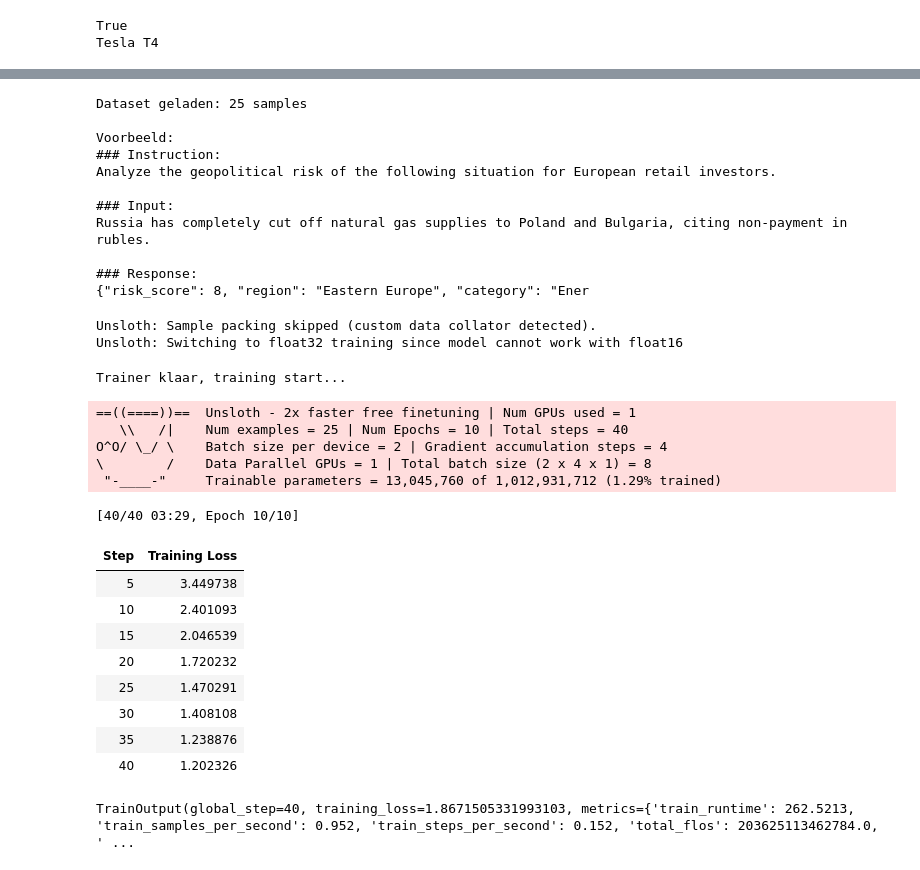
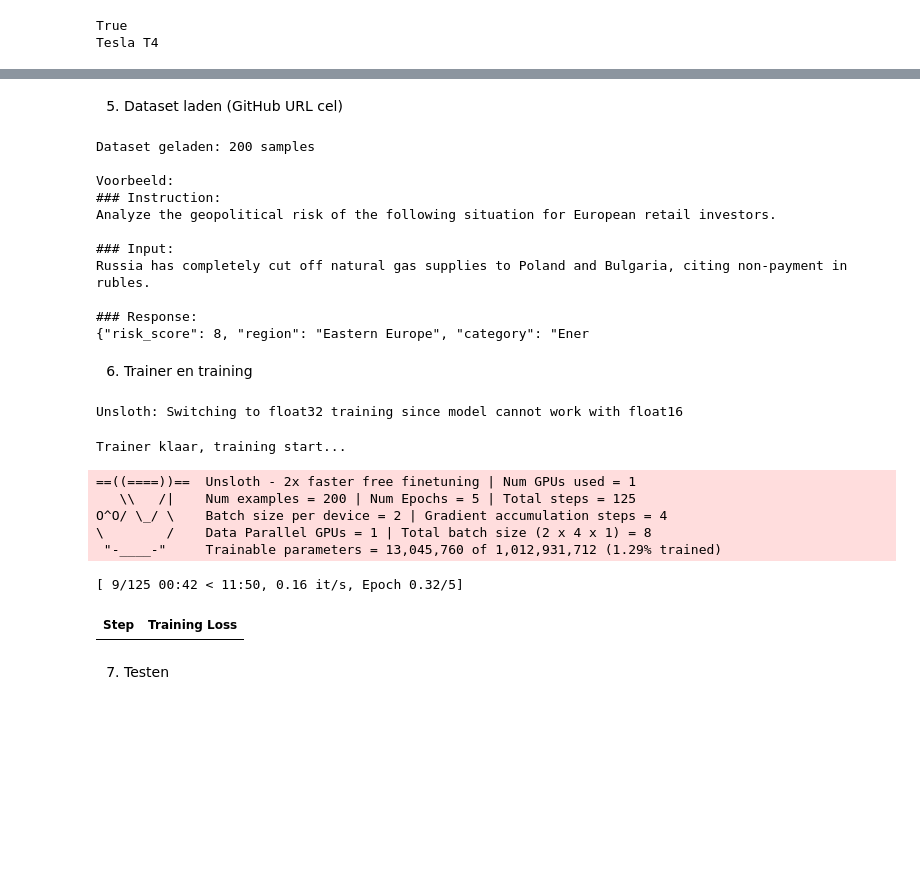
Before and after one commit to ammarmangala/geopolio-llm-platform, a Jupyter notebook: notebooks/geopolio_finetune.ipynb, the cells around one changed output, grey strips where cells are left out. Drawn from its saved outputs; the diff is of its cells as text; code cells hidden in the pictures; blank space fills up the shorter version.

Commit message:
add: update notebook with markdown sections and GPU check; add new dataset file

```diff
--- a/notebooks/geopolio_finetune.ipynb
+++ b/notebooks/geopolio_finetune.ipynb
@@ -50,12 +54,15 @@ LoRA geconfigureerd!
+# %% [markdown]
+5. Dataset laden (GitHub URL cel)
 # %%
 import json
+import urllib.request
 from datasets import Dataset
 
-# Laad het JSON bestand
-with open("../data/geopolio_dataset_200s_global.json", "r") as f:
-    raw_data = json.load(f)
+url = "https://raw.githubusercontent.com/ammarmangala/geopolio-finetune/main/data/geopolio_dataset_200s_global.json"
 
-# Formatteer naar Alpaca prompt formaat
+with urllib.request.urlopen(url) as response:
+    raw_data = json.load(response)
+
 def format_sample(sample):
     return {
         "text": f"""### Instruction:
@@ -75,7 +82,7 @@ print(f"Dataset geladen: {len(dataset)} samples")
 print("\nVoorbeeld:")
 print(dataset[0]["text"][:300])
 # %% [output]
-Dataset geladen: 25 samples
+Dataset geladen: 200 samples
 
 Voorbeeld:
 ### Instruction:
@@ -86,55 +93,49 @@ Russia has completely cut off natural gas supplies to Poland and Bulgaria, citin
 
 ### Response:
 {"risk_score": 8, "region": "Eastern Europe", "category": "Ener
+# %% [markdown]
+6. Trainer en training
 # %%
 from trl import SFTTrainer, SFTConfig
 
 trainer = SFTTrainer(
     model = model,
     tokenizer = tokenizer,
     train_dataset = dataset,
     dataset_text_field = "text",
     args = SFTConfig(
         output_dir = "./output",
-        num_train_epochs = 10,
+        num_train_epochs = 5,
         per_device_train_batch_size = 2,
         gradient_accumulation_steps = 4,
         learning_rate = 2e-4,
-        warmup_steps = 5,
+        warmup_steps = 20,
         lr_scheduler_type = "cosine",
-        logging_steps = 5,
+        logging_steps = 25,
         save_strategy = "no",
         fp16 = False,
         optim = "adamw_8bit",
         seed = 42,
         dataset_text_field = "text",
         max_seq_length = None,
-        packing = True,
+        packing = False,
     ),
 )
 
 print("Trainer klaar, training start...")
 trainer.train()
 # %% [output]
-Unsloth: Sample packing skipped (custom data collator detected).
 Unsloth: Switching to float32 training since model cannot work with float16
 Trainer klaar, training start...
 ==((====))==  Unsloth - 2x faster free finetuning | Num GPUs used = 1
-   \\   /|    Num examples = 25 | Num Epochs = 10 | Total steps = 40
+   \\   /|    Num examples = 200 | Num Epochs = 5 | Total steps = 125
 O^O/ \_/ \    Batch size per device = 2 | Gradient accumulation steps = 4
 \        /    Data Parallel GPUs = 1 | Total batch size (2 x 4 x 1) = 8
  "-____-"     Trainable parameters = 13,045,760 of 1,012,931,712 (1.29% trained)
-[40/40 03:29, Epoch 10/10]
+[ 9/125 00:42 < 11:50, 0.16 it/s, Epoch 0.32/5]
 | Step | Training Loss |
-| 5 | 3.449738 |
-| 10 | 2.401093 |
-| 15 | 2.046539 |
-| 20 | 1.720232 |
-| 25 | 1.470291 |
-| 30 | 1.408108 |
-| 35 | 1.238876 |
-| 40 | 1.202326 |
-TrainOutput(global_step=40, training_loss=1.8671505331993103, metrics={'train_runtime': 262.5213, 'train_samples_per_second': 0.952, 'train_steps_per_second': 0.152, 'total_flos': 203625113462784.0, ' ...
+# %% [markdown]
+7. Testen
 # %%
 FastLanguageModel.for_inference(model)
 
```
Also changed, not shown: parts of 10 cells of this notebook, 1 other file.
